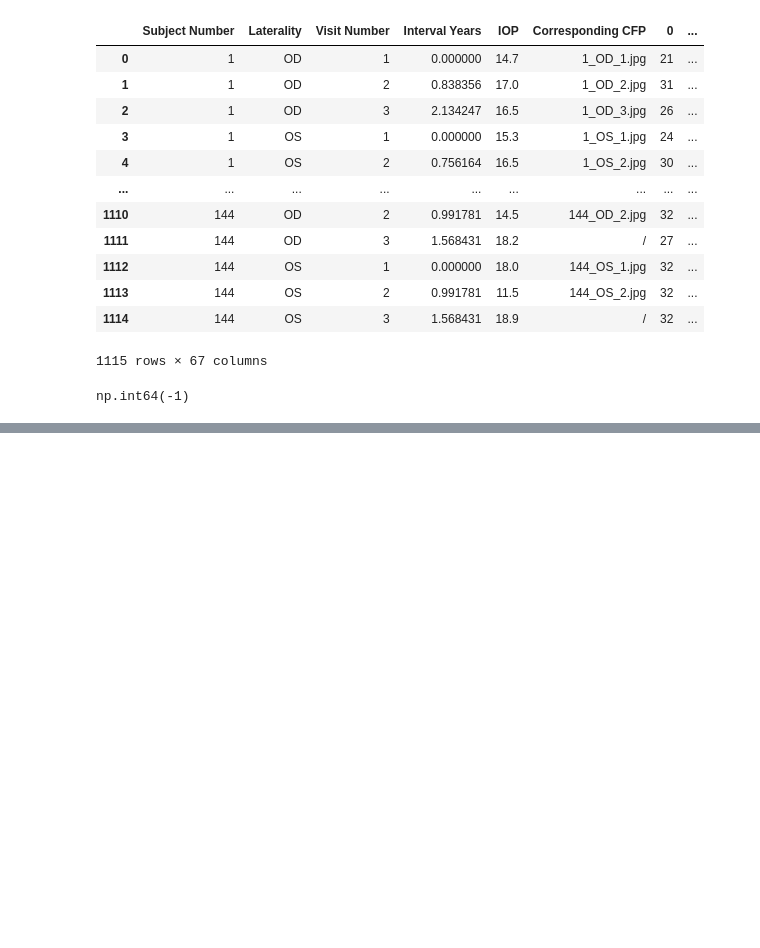
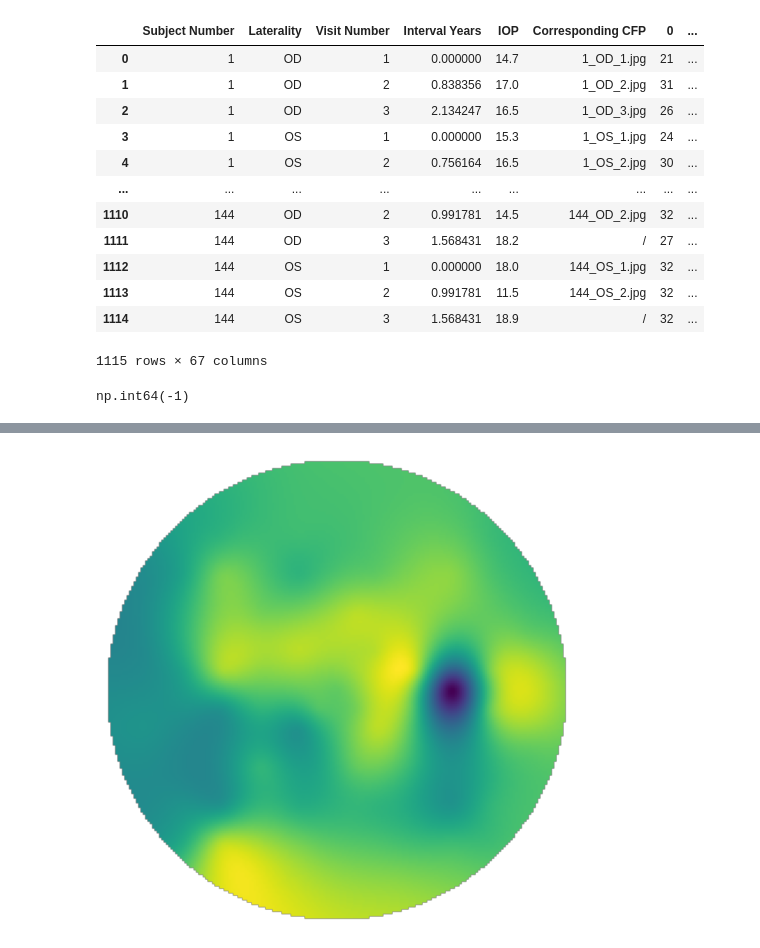
Before and after one commit to lilyhirano/Visual-Field-Analysis, a Jupyter notebook: grape_images.ipynb, the cells around one changed output, grey strips where cells are left out. Cells and saved outputs as stored; diff of their text form; code cells hidden in the pictures; blank space fills up the shorter version.

```diff
--- a/grape_images.ipynb
+++ b/grape_images.ipynb
@@ -108,0 +107,32 @@ plt.show()
+# %%
+from scipy.interpolate import Rbf
+
+id_1 = np.array(grape_vf.iloc[0][17:]).astype(int)
+
+outer_coords = np.array([
+    (13, 0), (13, -13), (0, -13), (-13, -13),
+    (-13, 0), (-13, 13), (0, 13), (13, 13)
+])
+outer_values = np.array(id_1[-8:])
+
+
+all_coords = np.vstack([octopus61_coords, outer_coords])
+all_values = np.concatenate([id_1, outer_values])
+
+
+grid_x, grid_y = np.mgrid[-12:12:200j, -12:12:200j]
+
+rbf = Rbf(all_coords[:,0], all_coords[:,1], all_values, function='thin_plate')
+grid_z = rbf(grid_x, grid_y)
+
+radius = 12
+mask = np.sqrt(grid_x**2 + grid_y**2) <= radius
+masked_grid = np.where(mask, grid_z, np.nan)
+
+
+fig, ax = plt.subplots(figsize=(6,6))
+ax.imshow(masked_grid.T, extent=(-12,12,-12,12), origin='lower', cmap='viridis')
+plt.axis('off')
+plt.show()
+# %% [output]
+[figure, added]
```
Also changed, not shown: parts of 4 cells of this notebook, 2 other files.
